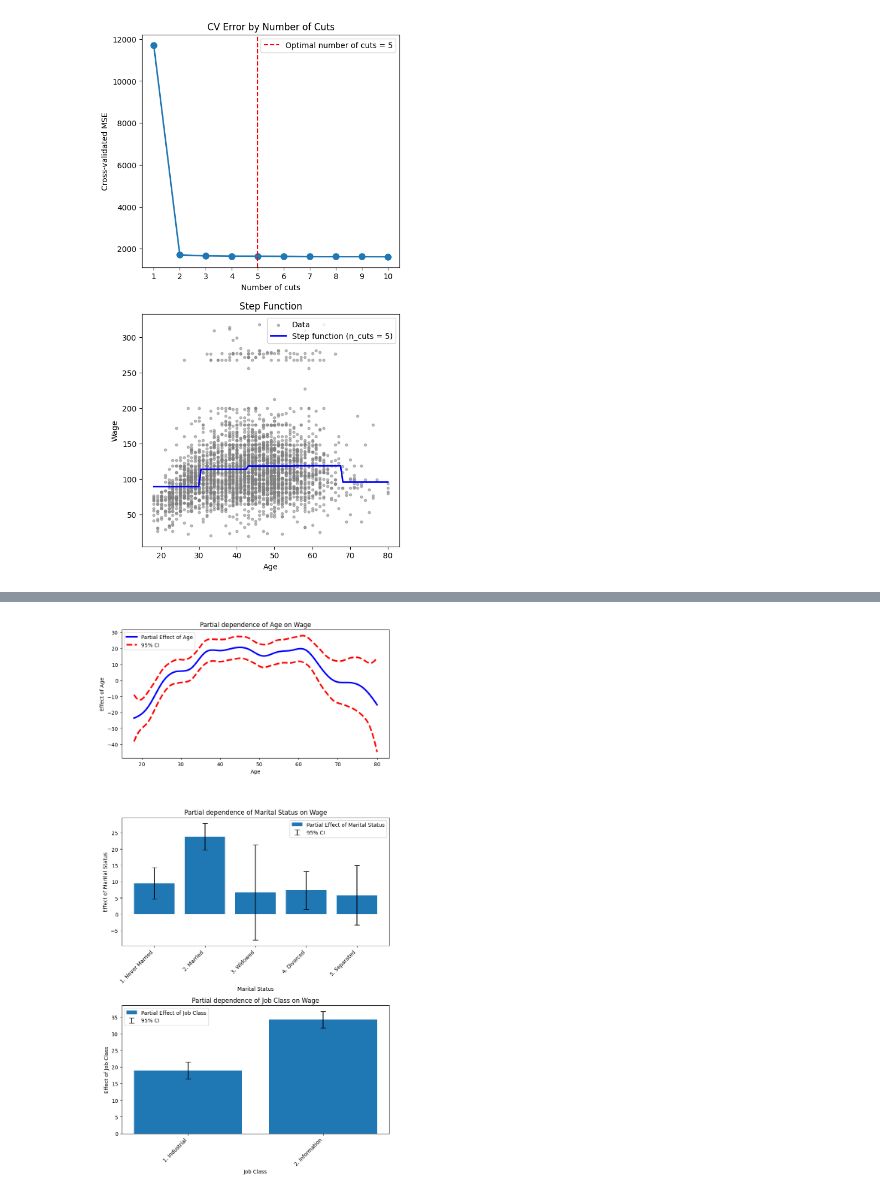
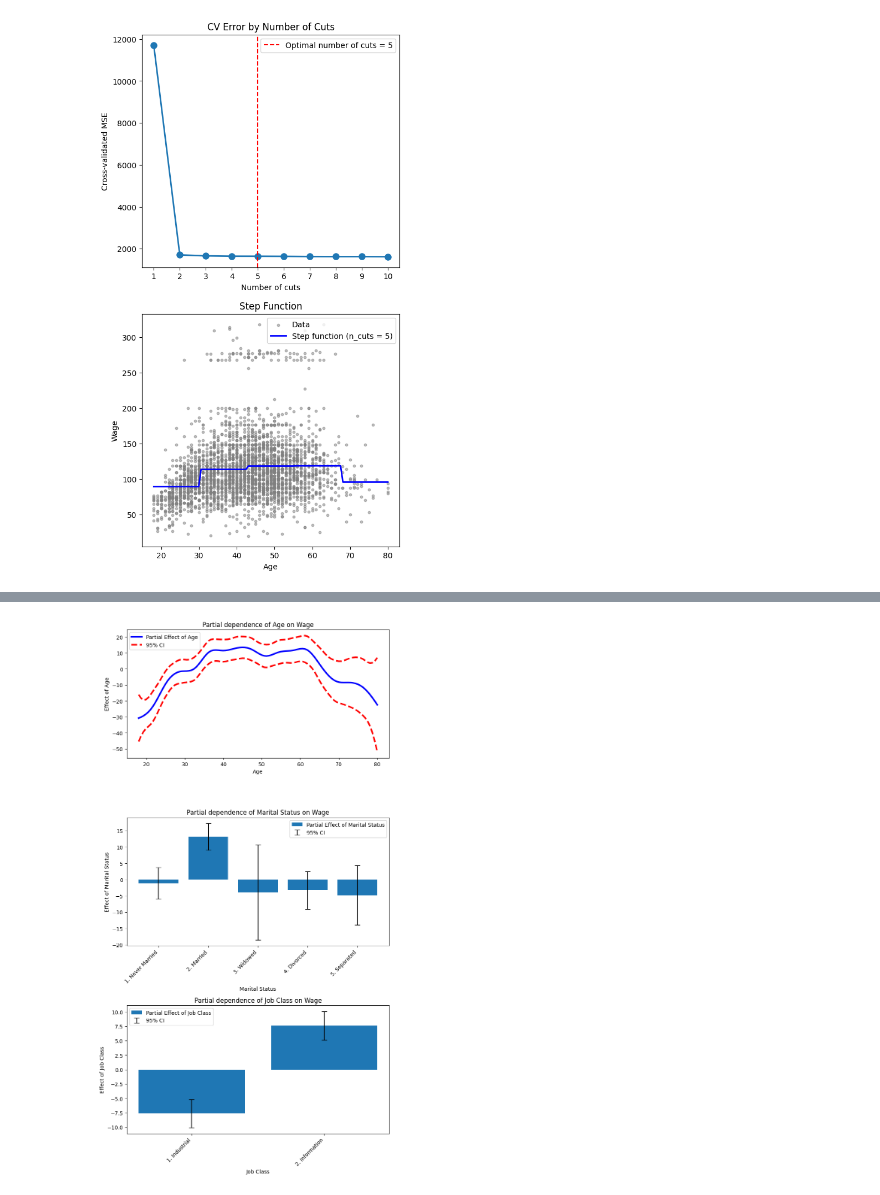
Before and after one commit to nhitran-00/ISL, a Jupyter notebook: chapter_7.ipynb, the cells around one changed output, grey strips where cells are left out. Drawn from its saved outputs; the diff is of its cells as text; code cells hidden in the pictures.

```diff
--- a/chapter_7.ipynb
+++ b/chapter_7.ipynb
@@ -378,17 +383,23 @@ X = np.column_stack([X_age, X_maritl, X_jobclass])
 # fit the GAM model
 gam = LinearGAM(s_gam(0) + f_gam(1, lam=0) + f_gam(2, lam=0)).fit(X, y)
 # %%
+# print('Average age = {}'.format(X[:, 0].mean(0)))
+# print('Average maritl = {}'.format(X[:, 1].mean(0)))
+# print('Average jobclass = {}'.format(X[:, 2].mean(0)))
 # visualize the partial effects
 
 fig, axes = plt.subplots(3, 1, figsize=(8, 15))
 
 # age
 XX_age = np.linspace(X_age.min(), X_age.max(), 100).reshape(-1, 1)
-XX = np.empty((XX_age.shape[0], X.shape[1]))
+XX = gam.generate_X_grid(term=0, n=len(XX_age))
 XX[:, 0] = XX_age.reshape(-1)
-XX[:, 1] = X[:, 1].mean(0)
-XX[:, 2] = X[:, 2].mean(0)
+# compute the partial dependance and the 95% CI
 preds_age, confi_age = gam.partial_dependence(term=0, X=XX, width=0.95)
+# re-center the data around the mean
+center_age = preds_age.mean()
+preds_age -= center_age
+confi_age -= center_age
 axes[0].plot(XX_age, preds_age, 'b', linewidth=3, label='Partial Effect of Age')
 axes[0].plot(XX_age, confi_age[:, 0], 'r--', linewidth=3, label='95% CI')
 axes[0].plot(XX_age, confi_age[:, 1], 'r--', linewidth=3)
@@ -401,39 +412,41 @@ axes[0].legend()
 maritl_labels = Wage['maritl'].cat.categories
 maritl_codes = np.arange(len(maritl_labels))
 XX_maritl = gam.generate_X_grid(term=1, n=len(maritl_labels))
-XX_maritl[:, 0] = X[:, 0].mean(0)
-XX_maritl[:, 2] = X[:, 2].mean(0)
 preds_maritl, confi_maritl = gam.partial_dependence(term=1, X=XX_maritl, width=0.95)
+center_martil = preds_maritl.mean()
+preds_maritl -= center_martil
+confi_maritl -= center_martil
 yerr_lower = preds_maritl - confi_maritl[:, 0]
 yerr_upper = confi_maritl[:, 1] - preds_maritl
 axes[1].bar(maritl_codes, preds_maritl, label='Partial Effect of Marital Status')
 axes[1].errorbar(maritl_codes, preds_maritl, yerr=[yerr_lower, yerr_upper], fmt='none', capsize=5, label='95% CI', ecolor='black')
 axes[1].set_xlabel('Marital Status')
 axes[1].set_ylabel('Effect of Marital Status')
 axes[1].set_title('Partial dependence of Marital Status on Wage', fontsize=12)
 axes[1].set_xticks(maritl_codes)
 axes[1].set_xticklabels(maritl_labels, rotation=45, ha='right')
 axes[1].legend()
 
 # jobclass
 jobclass_labels = Wage['jobclass'].cat.categories
 jobclass_codes = np.arange(len(jobclass_labels))
 XX_jobclass = gam.generate_X_grid(term=2, n=len(jobclass_labels))
-XX_jobclass[:, 0] = X[:, 0].mean(0)
-XX_jobclass[:, 1] = X[:, 2].mean(0)
 preds_jobclass, confi_jobclass = gam.partial_dependence(term=2, X=XX_jobclass, width=0.95)
+center_jobclass = preds_jobclass.mean()
+preds_jobclass -= center_jobclass
+confi_jobclass -= center_jobclass
 yerr_lower = preds_jobclass - confi_jobclass[:, 0]
 yerr_upper = confi_jobclass[:, 1] - preds_jobclass
 axes[2].bar(jobclass_codes, preds_jobclass, label='Partial Effect of Job Class')
 axes[2].errorbar(jobclass_codes, preds_jobclass, yerr=[yerr_lower, yerr_upper], fmt='none', capsize=5, label='95% CI', ecolor='black')
 axes[2].set_xlabel('Job Class')
 axes[2].set_ylabel('Effect of Job Class')
 axes[2].set_title('Partial dependence of Job Class on Wage', fontsize=12)
 axes[2].set_xticks(jobclass_codes)
 axes[2].set_xticklabels(jobclass_labels, rotation=45, ha='right')
 axes[2].legend()
 
 plt.tight_layout()
 plt.show()
 # %% [output]
-[figure, old version]
+[figure, new version]
```
Also changed, not shown: parts of 1 cell of this notebook.
